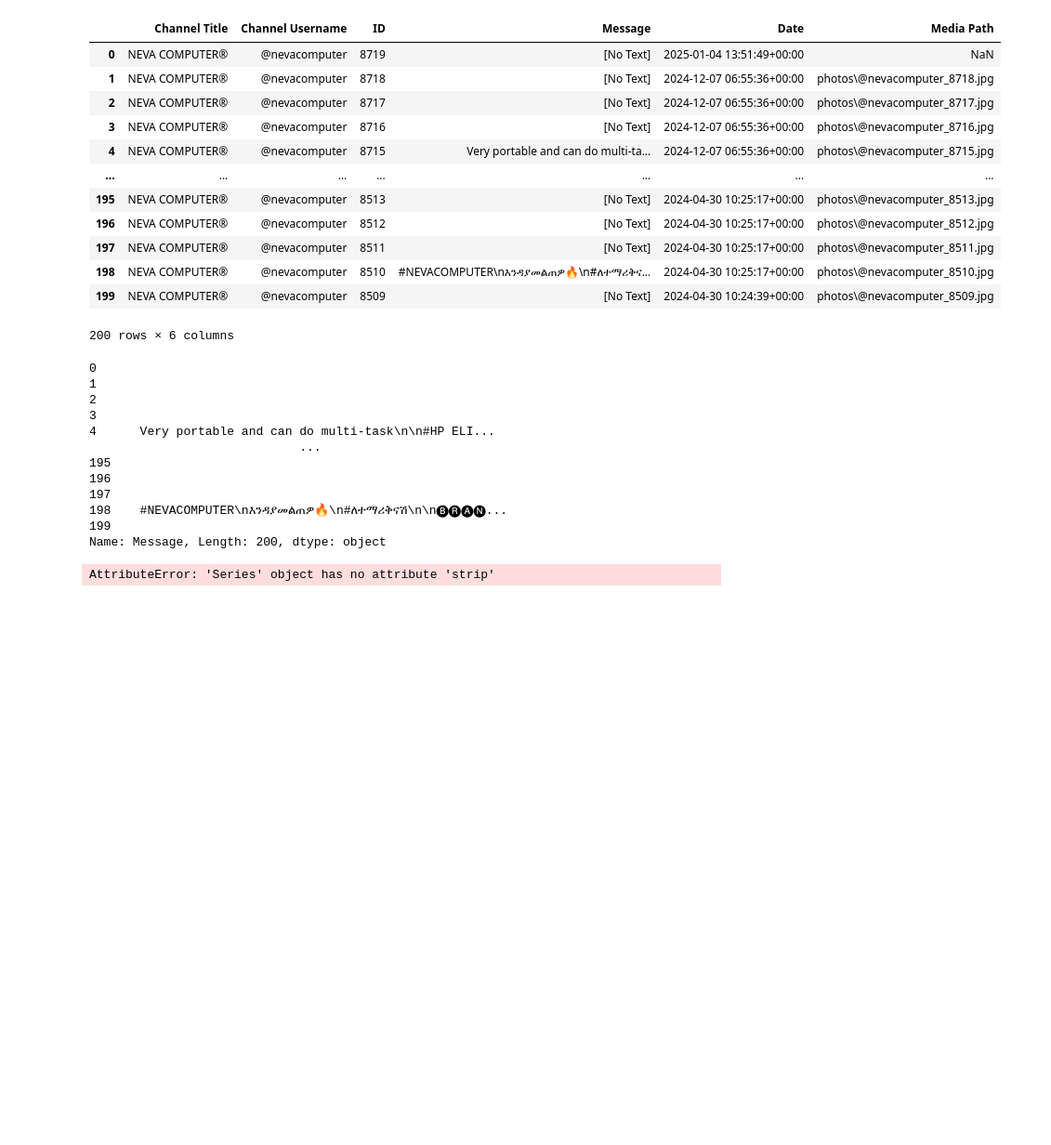
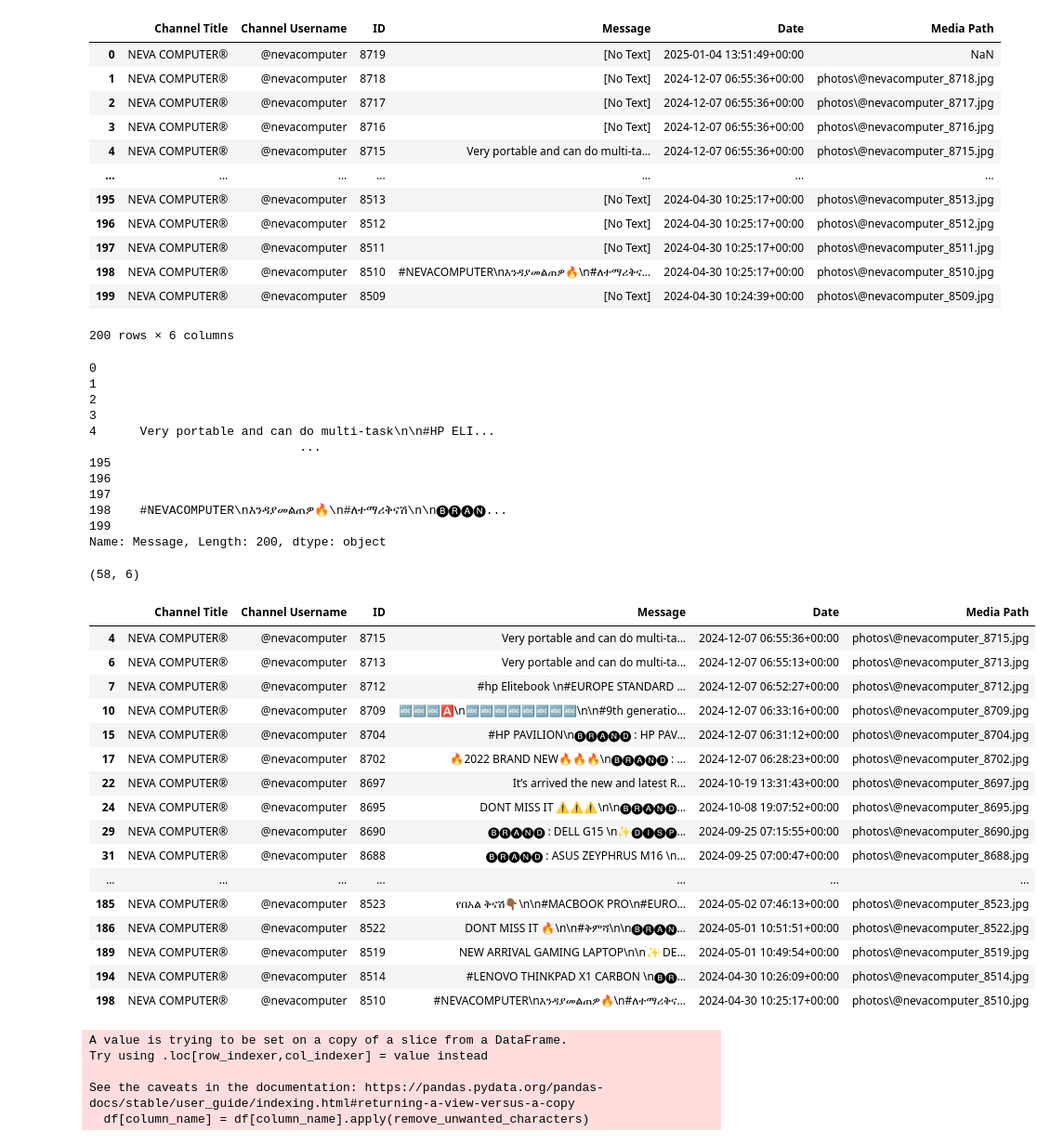
Before and after one commit to abrehamashebir/EthioMart-telegram-channel-scraping, a Jupyter notebook: notebooks/Ethio_mart_EDA.ipynb, the cells around one changed output. Shown at 93% size. Drawn from its saved outputs; the diff is of its cells as text; code cells hidden in the pictures; blank space fills up the shorter version.

Commit message:
preprocessing scaped data

```diff
--- a/notebooks/Ethio_mart_EDA.ipynb
+++ b/notebooks/Ethio_mart_EDA.ipynb
@@ -50,6 +51,36 @@ df['Message']
 199
 Name: Message, Length: 200, dtype: object
 # %%
-_normalize_text(df['Message'])
+df = df[df['Message'] != ""]
-# %% [output]
-AttributeError: 'Series' object has no attribute 'strip'
+# %%
+df.shape
+# %% [output]
+(58, 6)
+# %%
+df
+# %% [output]
+|  | Channel Title | Channel Username | ID | Message | Date | Media Path |
+| 4 | NEVA COMPUTER® | @nevacomputer | 8715 | Very portable and can do multi-ta... | 2024-12-07 06:55:36+00:00 | photos\@nevacomputer_8715.jpg |
+| 6 | NEVA COMPUTER® | @nevacomputer | 8713 | Very portable and can do multi-ta... | 2024-12-07 06:55:13+00:00 | photos\@nevacomputer_8713.jpg |
+| 7 | NEVA COMPUTER® | @nevacomputer | 8712 | #hp Elitebook \n#EUROPE STANDARD ... | 2024-12-07 06:52:27+00:00 | photos\@nevacomputer_8712.jpg |
+| 10 | NEVA COMPUTER® | @nevacomputer | 8709 | 🔤🔤🔤🅰️\n🔤🔤🔤🔤🔤🔤🔤🔤\n\n#9th generatio... | 2024-12-07 06:33:16+00:00 | photos\@nevacomputer_8709.jpg |
+| 15 | NEVA COMPUTER® | @nevacomputer | 8704 | #HP PAVILION\n🅑︎🅡︎🅐︎🅝︎🅓︎ : HP PAV... | 2024-12-07 06:31:12+00:00 | photos\@nevacomputer_8704.jpg |
+| 17 | NEVA COMPUTER® | @nevacomputer | 8702 | 🔥2022 BRAND NEW🔥🔥🔥\n🅑︎🅡︎🅐︎🅝︎🅓︎ : ... | 2024-12-07 06:28:23+00:00 | photos\@nevacomputer_8702.jpg |
+| 22 | NEVA COMPUTER® | @nevacomputer | 8697 | It’s arrived the new and latest R... | 2024-10-19 13:31:43+00:00 | photos\@nevacomputer_8697.jpg |
+| 24 | NEVA COMPUTER® | @nevacomputer | 8695 | DONT MISS IT ⚠️⚠️⚠️\n\n🅑︎🅡︎🅐︎🅝︎🅓︎... | 2024-10-08 19:07:52+00:00 | photos\@nevacomputer_8695.jpg |
+| 29 | NEVA COMPUTER® | @nevacomputer | 8690 | 🅑︎🅡︎🅐︎🅝︎🅓︎ : DELL G15 \n✨🅓︎🅘︎🅢︎🅟︎... | 2024-09-25 07:15:55+00:00 | photos\@nevacomputer_8690.jpg |
+| 31 | NEVA COMPUTER® | @nevacomputer | 8688 | 🅑︎🅡︎🅐︎🅝︎🅓︎ : ASUS ZEYPHRUS M16 \n... | 2024-09-25 07:00:47+00:00 | photos\@nevacomputer_8688.jpg |
+| ... | ... | ... | ... | ... | ... | ... |
+| 185 | NEVA COMPUTER® | @nevacomputer | 8523 | የበአል ቅናሽ👇🏾\n\n#MACBOOK PRO\n#EURO... | 2024-05-02 07:46:13+00:00 | photos\@nevacomputer_8523.jpg |
+| 186 | NEVA COMPUTER® | @nevacomputer | 8522 | DONT MISS IT 🔥\n\n#ቅምሻ\n\n🅑︎🅡︎🅐︎🅝... | 2024-05-01 10:51:51+00:00 | photos\@nevacomputer_8522.jpg |
+| 189 | NEVA COMPUTER® | @nevacomputer | 8519 | NEW ARRIVAL GAMING LAPTOP\n\n✨ DE... | 2024-05-01 10:49:54+00:00 | photos\@nevacomputer_8519.jpg |
+| 194 | NEVA COMPUTER® | @nevacomputer | 8514 | #LENOVO THINKPAD X1 CARBON \n🅑︎🅡︎... | 2024-04-30 10:26:09+00:00 | photos\@nevacomputer_8514.jpg |
+| 198 | NEVA COMPUTER® | @nevacomputer | 8510 | #NEVACOMPUTER\nእንዳያመልጠዎ🔥\n#ለተማሪቅና... | 2024-04-30 10:25:17+00:00 | photos\@nevacomputer_8510.jpg |
+# %%
+df  = clean_message_column(df,"Message")
+# %% [output]
+A value is trying to be set on a copy of a slice from a DataFrame.
+Try using .loc[row_indexer,col_indexer] = value instead
+
+See the caveats in the documentation: https://pandas.pydata.org/pandas-docs/stable/user_guide/indexing.html#returning-a-view-versus-a-copy
+  df[column_name] = df[column_name].apply(remove_unwanted_characters)
```
Also changed, not shown: parts of 5 cells of this notebook, 1 other file.
